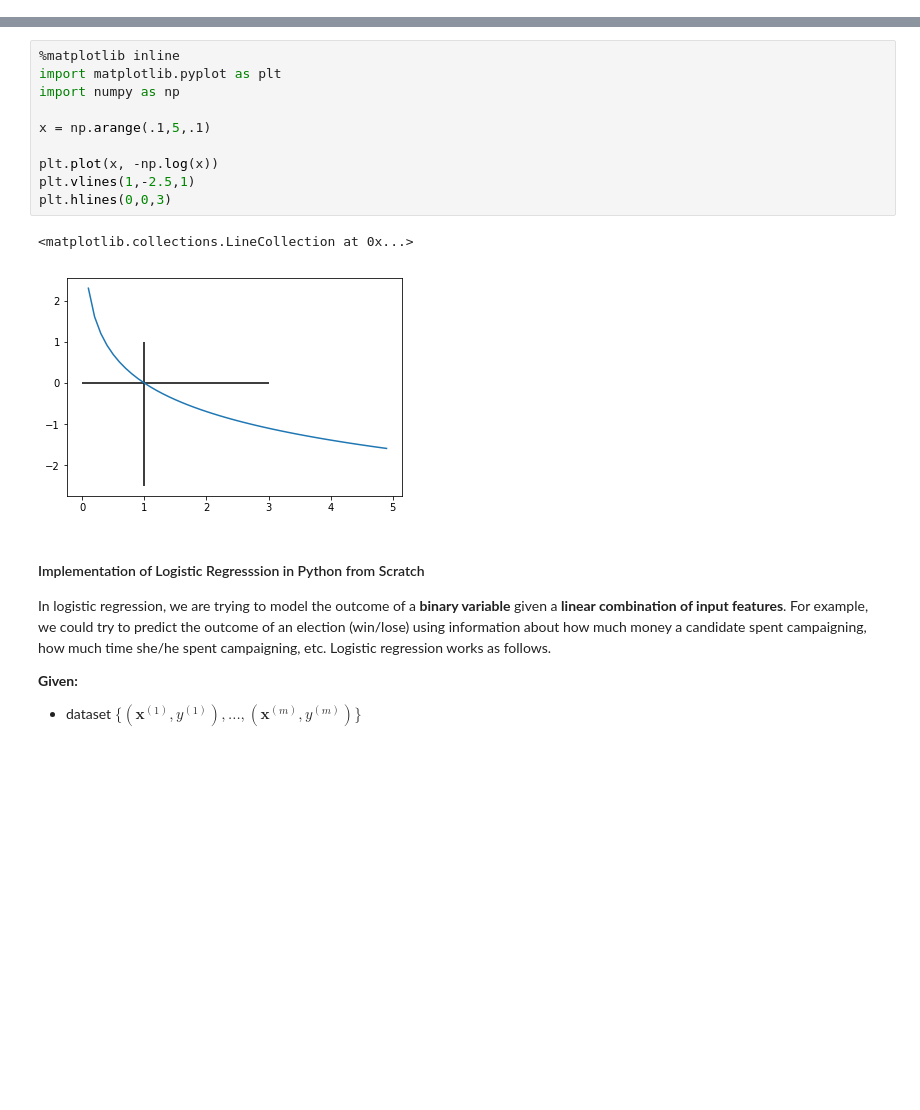
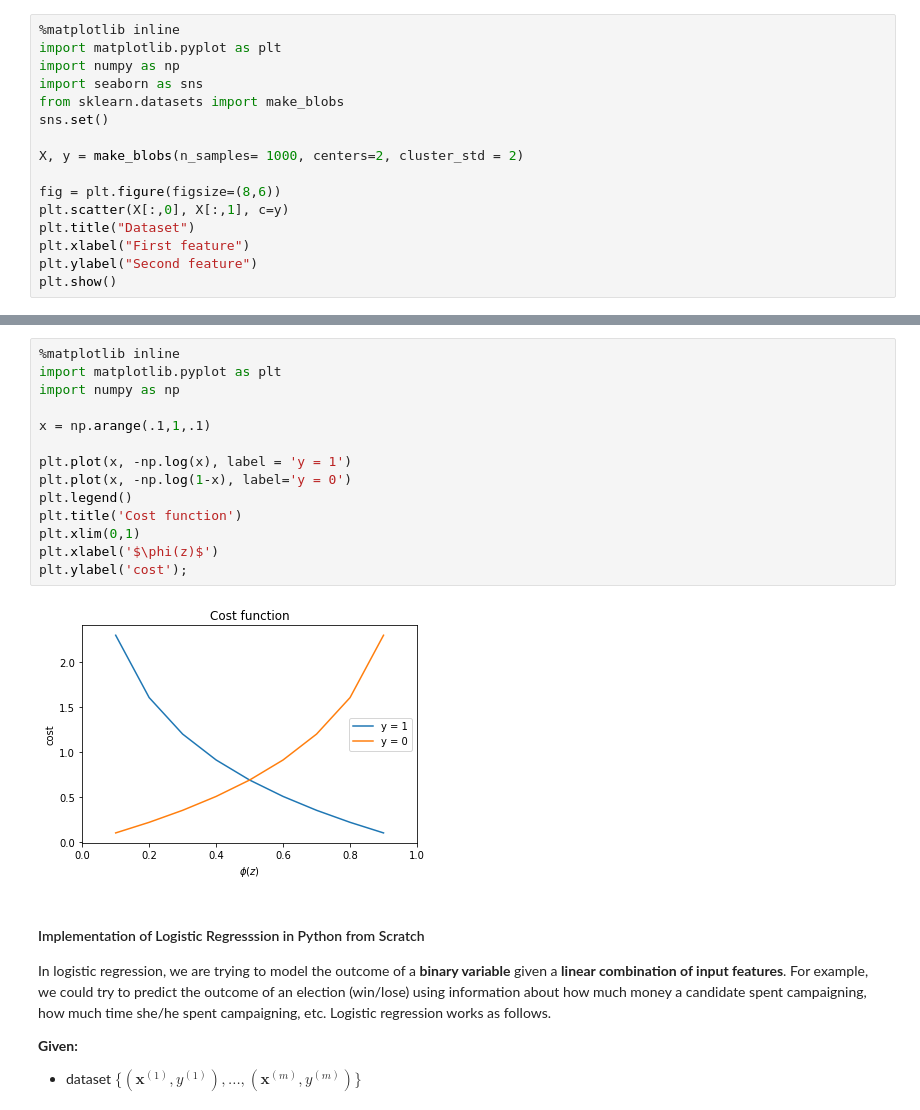
Before and after one commit to mayankkaizen/jupyter-notebooks, a Jupyter notebook: ML - Logistic Regression.ipynb, the cells around one changed output, grey strips where cells are left out. Cells and saved outputs as stored; diff of their text form; blank space fills up the shorter version.

```diff
--- a/ML - Logistic Regression.ipynb
+++ b/ML - Logistic Regression.ipynb
@@ -4,0 +34,16 @@ Note that, in spite of its name, logistic regression is a model for classificati
+# %%
+%matplotlib inline
+import matplotlib.pyplot as plt
+import numpy as np
+import seaborn as sns
+from sklearn.datasets import make_blobs
+sns.set()
+
+X, y = make_blobs(n_samples= 1000, centers=2, cluster_std = 2)
+
+fig = plt.figure(figsize=(8,6))
+plt.scatter(X[:,0], X[:,1], c=y)
+plt.title("Dataset")
+plt.xlabel("First feature")
+plt.ylabel("Second feature")
+plt.show()
@@ -93,16 +205,19 @@ Compare this illustration of logistic regression to that of perceptron (shown be
 # %%
 %matplotlib inline
 import matplotlib.pyplot as plt
 import numpy as np
 
-x = np.arange(.1,5,.1)
+x = np.arange(.1,1,.1)
 
-plt.plot(x, -np.log(x))
-plt.vlines(1,-2.5,1)
-plt.hlines(0,0,3)
+plt.plot(x, -np.log(x), label = 'y = 1')
+plt.plot(x, -np.log(1-x), label='y = 0')
+plt.legend()
+plt.title('Cost function')
+plt.xlim(0,1)
+plt.xlabel('$\phi(z)$')
+plt.ylabel('cost');
 # %% [output]
-<matplotlib.collections.LineCollection at 0x...>
-[figure, old version]
+[figure, new version]
 # %% [markdown]
 #### Implementation of Logistic Regresssion in Python from Scratch
 
```
Also changed, not shown: parts of 20 cells of this notebook, 12 other files.
